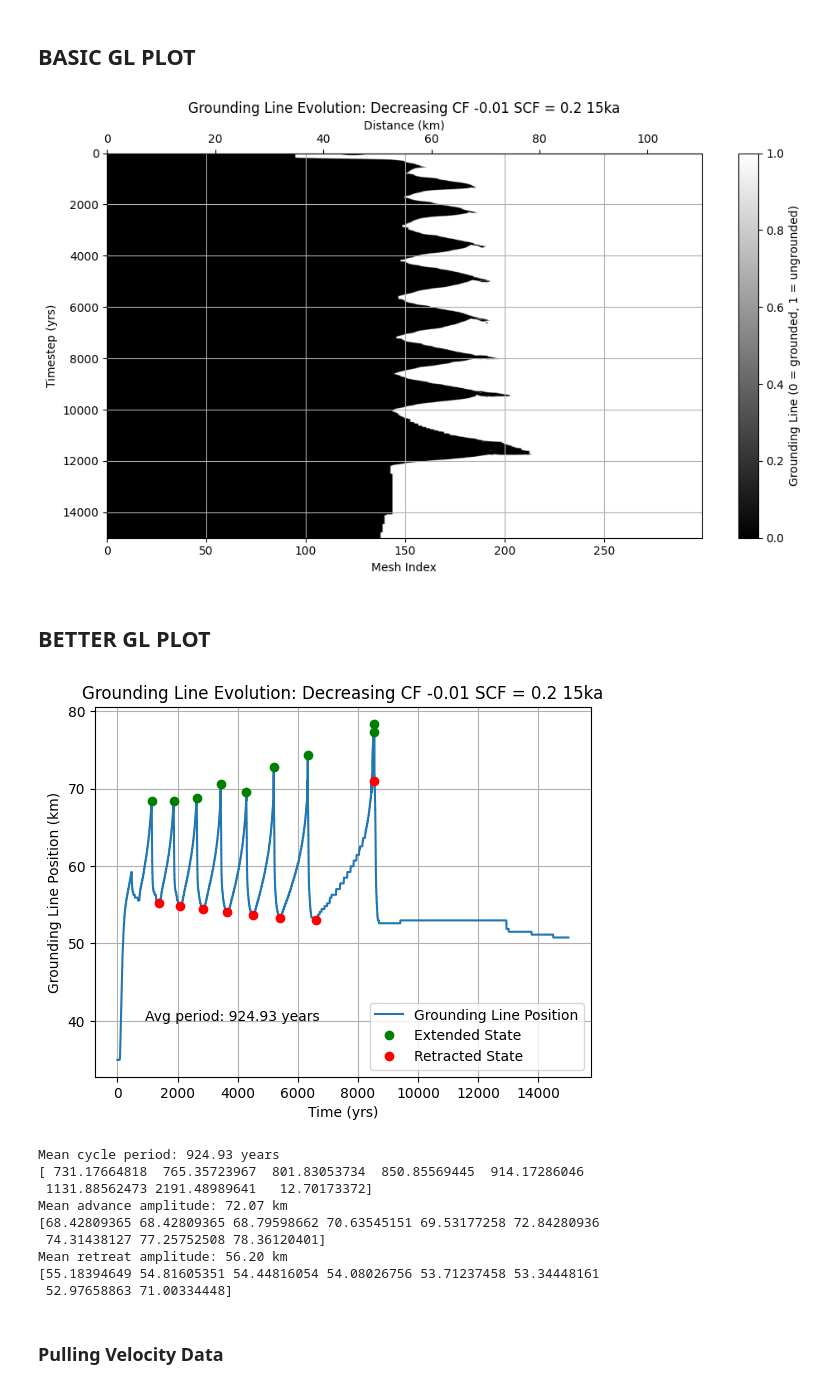
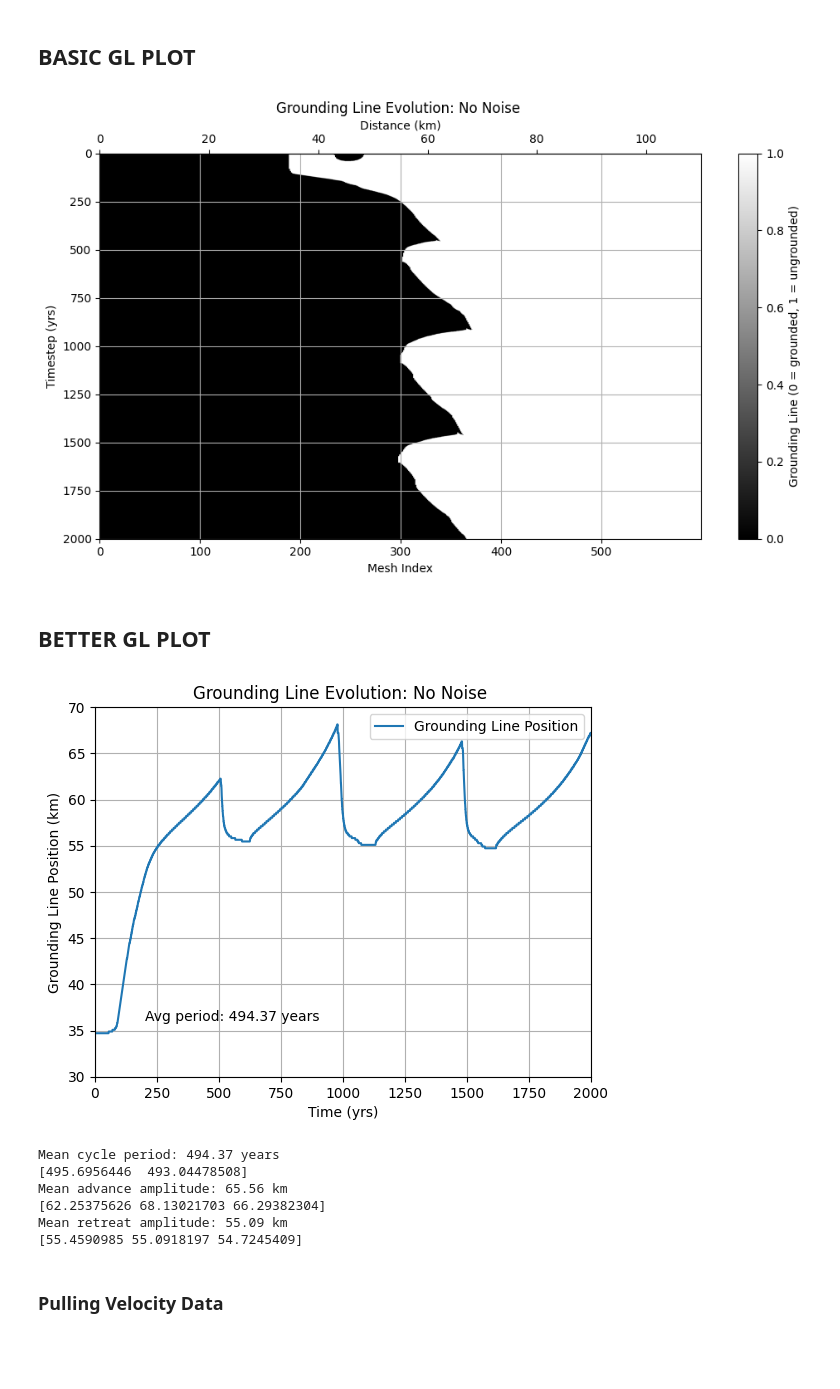
Before and after one commit to ktlix2ski/brinkmodeltest, a Jupyter notebook: Analysis/2QuickWorkbook.ipynb, the cells around one changed output. Saved outputs shown, nothing was run; the diff lists cells and outputs as text; code cells hidden in the pictures; blank space fills up the shorter version.

```diff
--- a/Analysis/2QuickWorkbook.ipynb
+++ b/Analysis/2QuickWorkbook.ipynb
@@ -9,10 +9,10 @@ import matplotlib.cm as cm
 from scipy.signal import find_peaks
 # %%
 def mesh_index_to_km(x):
-    return (x / 299) * 110
+    return (x / 599) * 110
 
 def km_to_mesh_index(x):
-    return (x / 110) * 299
+    return (x / 110) * 599
 # %%
 def get_GL_index(gl_array):
     gl_array = np.array(gl_array).astype(int)
@@ -23,9 +23,9 @@ def get_GL_index(gl_array):
 # %% [markdown]
 # INPUT: TEST VARIABLE + TEST VALUE + FILEPATH
 # %%
-variable = "Decreasing CF -0.01 SCF = 0.2"
-value = "15ka"
-path = "/home/kayatroyer/Repositories/brinkmodeltest/Output/Variable_Dictionaries/DATA_Dictionary_2025_08_29__12_12_08.pkl.gz"
+variable = "No Noise"
+value = ""
+path = "/home/kayatroyer/Repositories/brinkmodeltest/Output/Variable_Dictionaries/DATA_Dictionary_2025_09_11__14_48_24.pkl.gz"
 with gzip.open(path, 'rb') as f:
     DATA_dict = pickle.load(f)
 
@@ -81,7 +81,7 @@ print(final_time)
 ## BASIC GL PLOT
 # %%
 time = list(GL_dict.keys())
-mesh_indices = np.arange(300)
+mesh_indices = np.arange(len(GL_dict[time[0]]))
 data_matrix = np.array([GL_dict[t] for t in time])
 
 fig, ax = plt.subplots(figsize=(10, 6))
@@ -105,7 +105,7 @@ plt.tight_layout()
 plt.grid()
 plt.show()
 # %% [output]
-[figure, old version]
+[figure, new version]
 # %% [markdown]
 ## BETTER GL PLOT
 # %%
@@ -116,47 +116,46 @@ for row in data_matrix:
     idx = np.argmax(row > 0.5)
     gl_positions.append(idx)
 
 gl_positions = np.array(gl_positions)
 GL_km = mesh_index_to_km(gl_positions)
 
 peaks, _ = find_peaks(GL_km, prominence=5)
 troughs, _ = find_peaks(-GL_km, prominence=5)
-periods = np.diff(np.array(time)[peaks])
+periods = np.diff(np.array(time)[troughs])
 adv_dists = GL_km[peaks]
 ret_dists = GL_km[troughs]
 
 
 plt.plot(time, GL_km, label='Grounding Line Position')
-plt.plot(np.array(time)[peaks], GL_km[peaks], 'go', label='Extended State')
-plt.plot(np.array(time)[troughs], GL_km[troughs], 'ro', label='Retracted State')
+# plt.plot(np.array(time)[peaks], GL_km[peaks], 'go', label='Extended State')
+# plt.plot(np.array(time)[troughs], GL_km[troughs], 'ro', label='Retracted State')
 plt.text(0.1, 0.15, f'Avg period: {np.mean(periods):.2f} years', transform=plt.gca().transAxes)
 plt.legend()
-# plt.xlim(0,10000)
+plt.xlim(0,2000)
+plt.ylim(30,70)
 plt.xlabel(xaxis_GL_better)
 plt.ylabel(yaxis_GL_better)
 plt.title(title_GL_better )
 plt.grid()
 plt.show()
+
 
 print(f"Mean cycle period: {np.mean(periods):.2f} years")
 print(periods)
 
 print(f"Mean advance amplitude: {np.mean(adv_dists):.2f} km")
 print(adv_dists)
 
 print(f"Mean retreat amplitude: {np.mean(ret_dists):.2f} km")
 print(ret_dists)
 # %% [output]
-[figure, old version]
+[figure, new version]
-Mean cycle period: 924.93 years
-[ 731.17664818  765.35723967  801.83053734  850.85569445  914.17286046
- 1131.88562473 2191.48989641   12.70173372]
-Mean advance amplitude: 72.07 km
-[68.42809365 68.42809365 68.79598662 70.63545151 69.53177258 72.84280936
- 74.31438127 77.25752508 78.36120401]
-Mean retreat amplitude: 56.20 km
-[55.18394649 54.81605351 54.44816054 54.08026756 53.71237458 53.34448161
- 52.97658863 71.00334448]
+Mean cycle period: 494.37 years
+[495.6956446  493.04478508]
+Mean advance amplitude: 65.56 km
+[62.25375626 68.13021703 66.29382304]
+Mean retreat amplitude: 55.09 km
+[55.4590985 55.0918197 54.7245409]
 # %% [markdown]
 ### Pulling Velocity Data
 # %%
```
Also changed, not shown: parts of 10 cells of this notebook, 10 other files.
